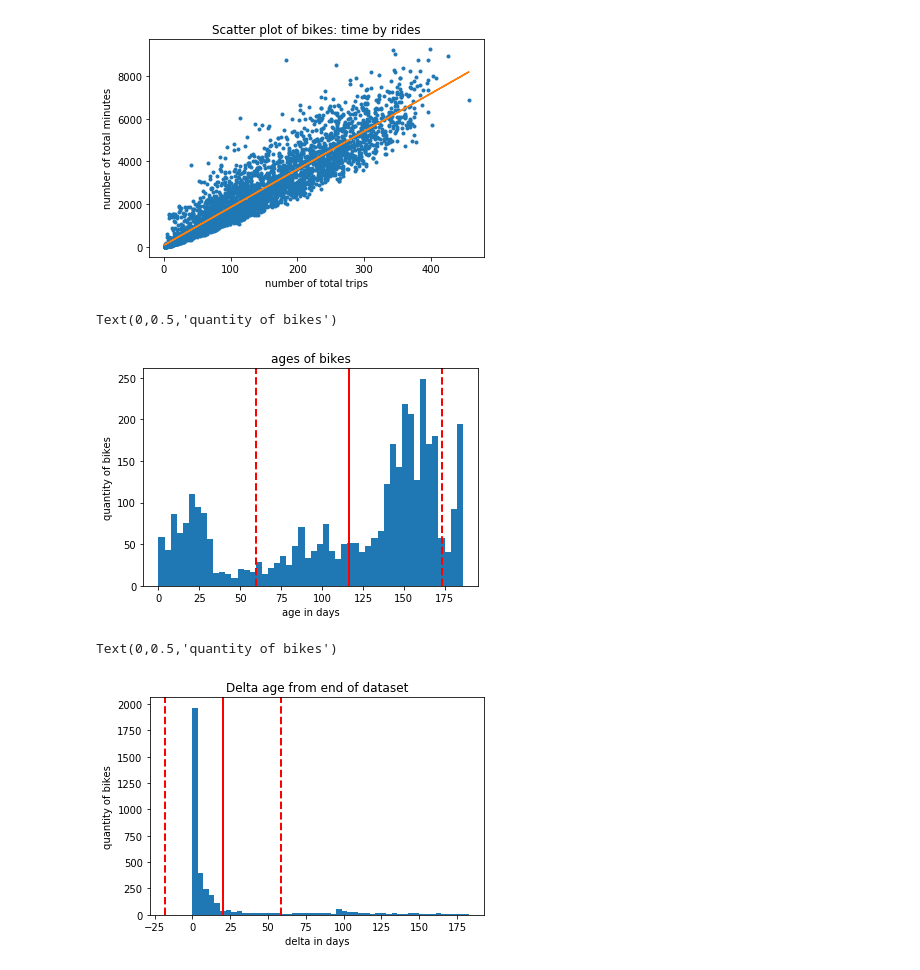
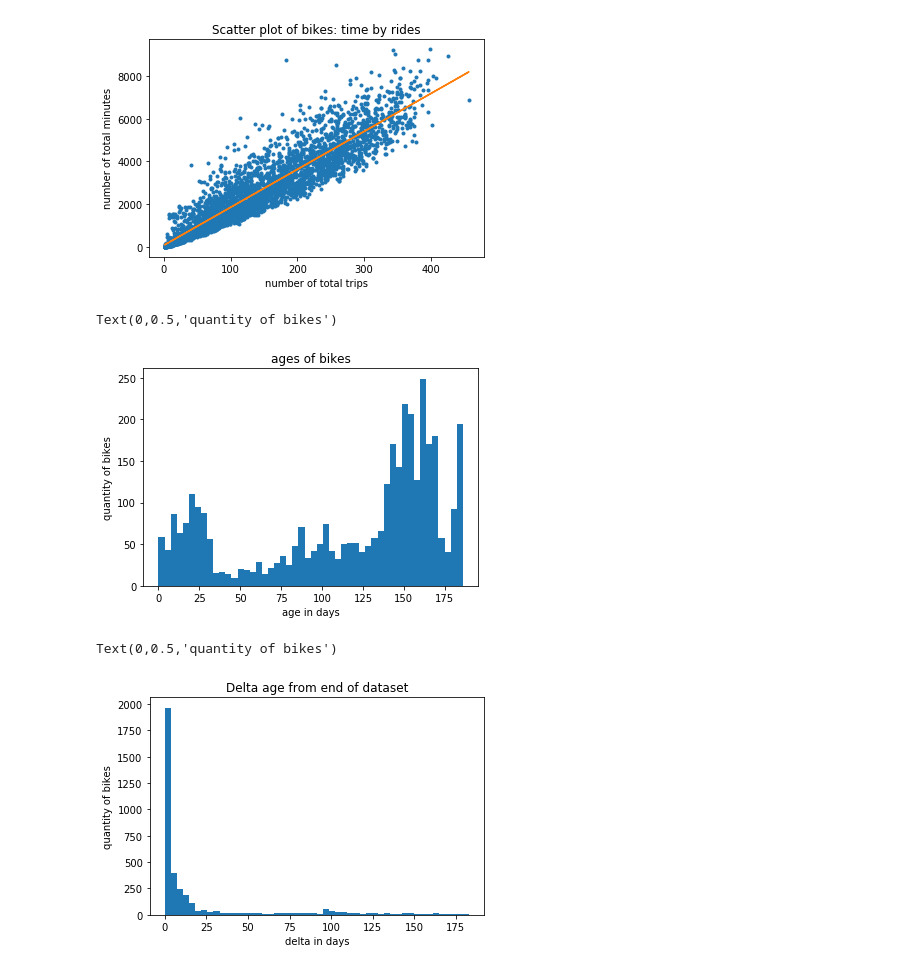
Before and after one commit to jarango-math/fordgo_bike_project, a Jupyter notebook: fundamental_capstone_project.ipynb, the cells around one changed output. Saved outputs shown, nothing was run; the diff lists cells and outputs as text; code cells hidden in the pictures.

```diff
--- a/fundamental_capstone_project.ipynb
+++ b/fundamental_capstone_project.ipynb
@@ -291,26 +286,20 @@ df_bike_age['age']=df_bike_age['age'].dt.days
 df_bike_age['delta_2018']=df_bike_age['delta_2018'].dt.days
 df_bike_age=df_bike_age.reset_index()
 plt.hist(df_bike_age['age'],bins=50)
-plt.axvline(df_bike_age['age'].mean(), color='r', linestyle='solid', linewidth=2)
-plt.axvline(df_bike_age['age'].mean()+df_bike_age['age'].std(), color='r', linestyle='dashed', linewidth=2)
-plt.axvline(df_bike_age['age'].mean()-df_bike_age['age'].std(), color='r', linestyle='dashed', linewidth=2)
 plt.title('ages of bikes')
 plt.xlabel('age in days')
 plt.ylabel('quantity of bikes')
 # %% [output]
 Text(0,0.5,'quantity of bikes')
-[figure, old version]
+[figure, new version]
 # %%
 plt.hist(df_bike_age['delta_2018'],bins=50)
-plt.axvline(df_bike_age['delta_2018'].mean(), color='r', linestyle='solid', linewidth=2)
-plt.axvline(df_bike_age['delta_2018'].mean()+df_bike_age['delta_2018'].std(), color='r', linestyle='dashed', linewidth=2)
-plt.axvline(df_bike_age['delta_2018'].mean()-df_bike_age['delta_2018'].std(), color='r', linestyle='dashed', linewidth=2)
 plt.title('Delta age from end of dataset')
 plt.xlabel('delta in days')
 plt.ylabel('quantity of bikes')
 # %% [output]
 Text(0,0.5,'quantity of bikes')
-[figure, old version]
+[figure, new version]
 # %%
 df_bike_age['out of commision']=df_bike_age['delta_2018'].apply(lambda x:x>25)
 # %%
```
Also changed, not shown: parts of 11 cells of this notebook.
